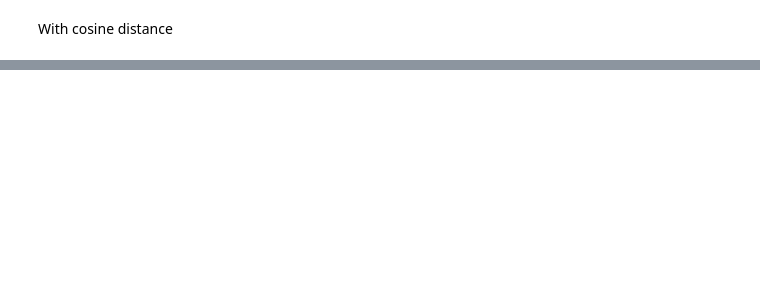
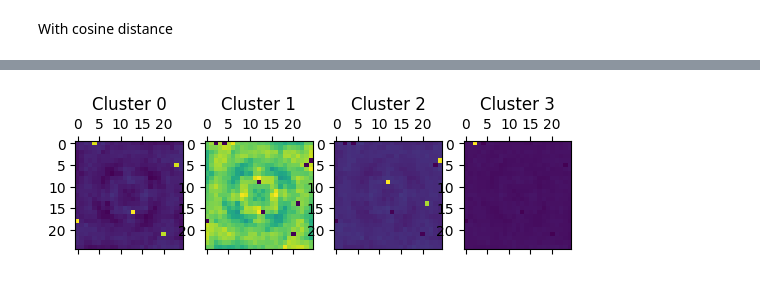
Before and after one commit to jtpotato/simc-2024, a Jupyter notebook: SIMC12_JMSS.ipynb, the cells around one changed output, grey strips where cells are left out. Cells and saved outputs as stored; diff of their text form; code cells hidden in the pictures; blank space fills up the shorter version.

```diff
--- a/SIMC12_JMSS.ipynb
+++ b/SIMC12_JMSS.ipynb
@@ -518,0 +514,8 @@ for i in range(4):
+# %%
+b_kmeans = BisectingKMeans(
+    n_clusters=4, n_init=10, bisecting_strategy="largest_cluster"
+)
+
+task_7_bkmeans_labels = b_kmeans.fit_predict(task_7_matrix)
+
+task_7_bkmeans_orientations = sort_to_clusters(task_7_matrix, task_7_bkmeans_labels)
@@ -518,0 +531,10 @@ for i in range(4):
+# %%
+task_7_subplot, task_7_axes = plt.subplots(1, 4)
+
+for i in range(4):
+    task_7_axes[i].matshow(
+        np.reshape(average_img(task_7_bkmeans_orientations[i]), (25, 25))
+    )
+    task_7_axes[i].set_title(f"Cluster {i}")
+# %% [output]
+[figure, added]
```
Also changed, not shown: parts of 17 cells of this notebook.
